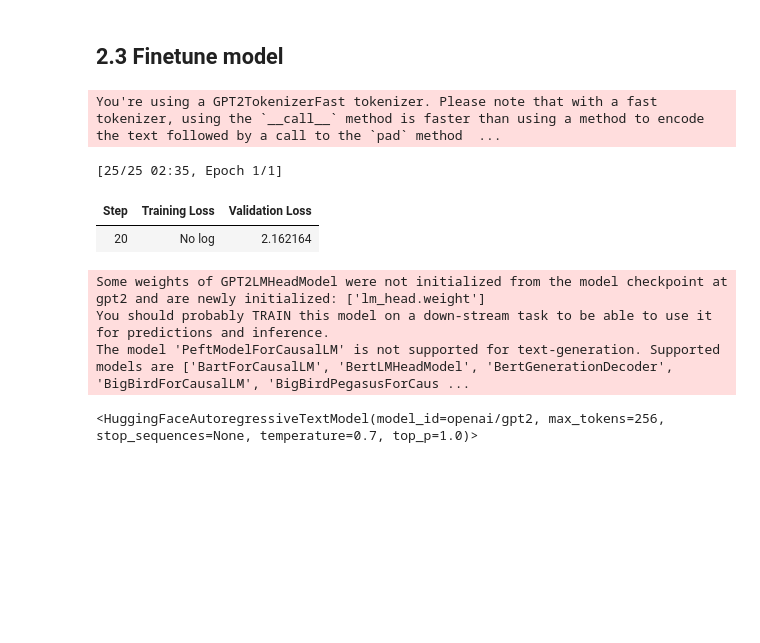
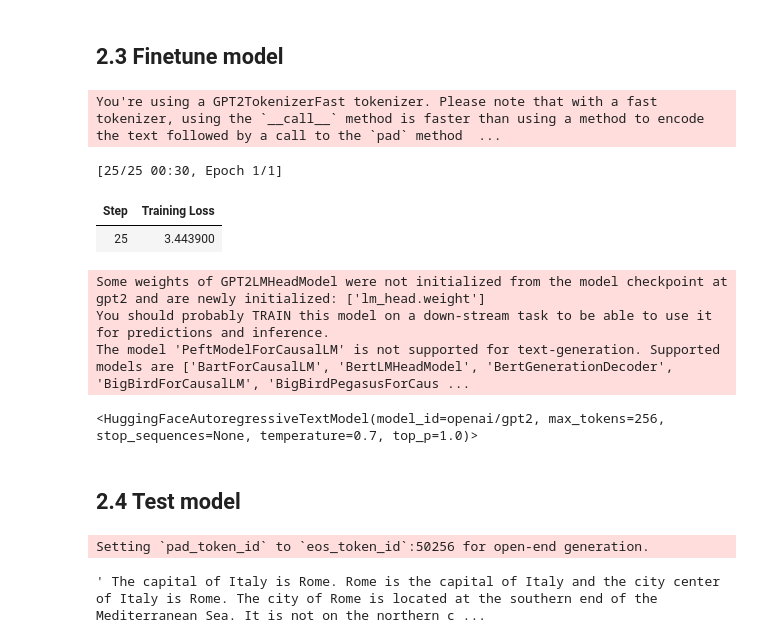
Before and after one commit to tomdewildt/master-thesis, a Jupyter notebook: notebooks/02_fine_tuning_exploration.ipynb, the cells around one changed output. Drawn from its saved outputs; the diff is of its cells as text; code cells hidden in the pictures; blank space fills up the shorter version.

Commit message:
Implement finetune prompt parameter in notebooks

```diff
--- a/notebooks/02_fine_tuning_exploration.ipynb
+++ b/notebooks/02_fine_tuning_exploration.ipynb
@@ -20,13 +24,20 @@ dataset = dataset_factory.get_dataset("coqa", train_limit=100, test_limit=100)
 # %% [markdown]
 ## 2.3 Finetune model
 # %%
-model.finetune(dataset)
+model.finetune(dataset, lambda references, question, answer: references)
 # %% [output]
 You're using a GPT2TokenizerFast tokenizer. Please note that with a fast tokenizer, using the `__call__` method is faster than using a method to encode the text followed by a call to the `pad` method  ...
-[25/25 02:35, Epoch 1/1]
+[25/25 00:30, Epoch 1/1]
-| Step | Training Loss | Validation Loss |
-| 20 | No log | 2.162164 |
+| Step | Training Loss |
+| 25 | 3.443900 |
 Some weights of GPT2LMHeadModel were not initialized from the model checkpoint at gpt2 and are newly initialized: ['lm_head.weight']
 You should probably TRAIN this model on a down-stream task to be able to use it for predictions and inference.
 The model 'PeftModelForCausalLM' is not supported for text-generation. Supported models are ['BartForCausalLM', 'BertLMHeadModel', 'BertGenerationDecoder', 'BigBirdForCausalLM', 'BigBirdPegasusForCaus ...
 <HuggingFaceAutoregressiveTextModel(model_id=openai/gpt2, max_tokens=256, stop_sequences=None, temperature=0.7, top_p=1.0)>
+# %% [markdown]
+## 2.4 Test model
+# %%
+model.generate("Q: What is the capital of Italy?\nA:")
+# %% [output]
+Setting `pad_token_id` to `eos_token_id`:50256 for open-end generation.
+' The capital of Italy is Rome. Rome is the capital of Italy and the city center of Italy is Rome. The city of Rome is located at the southern end of the Mediterranean Sea. It is not on the northern c ...
```
Also changed, not shown: parts of 1 cell of this notebook, 5 other files.
